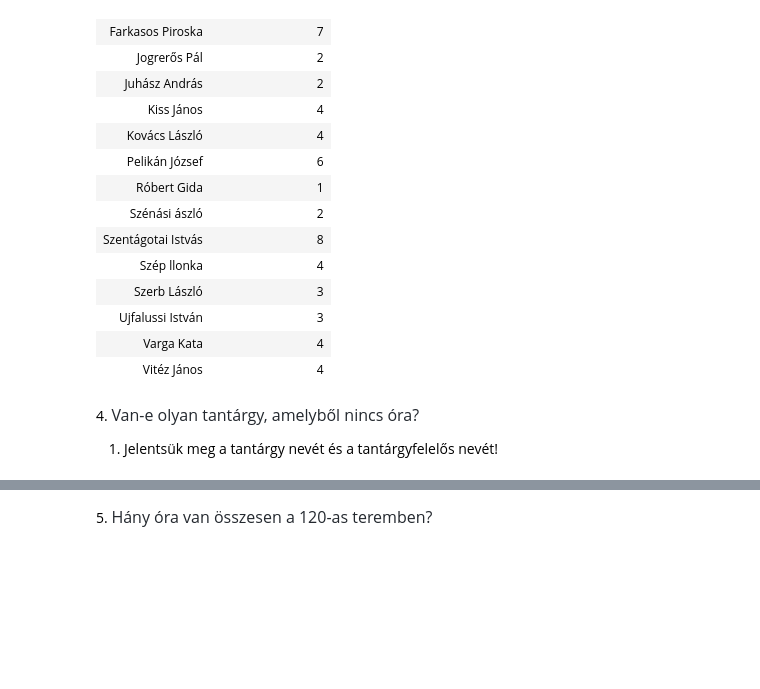
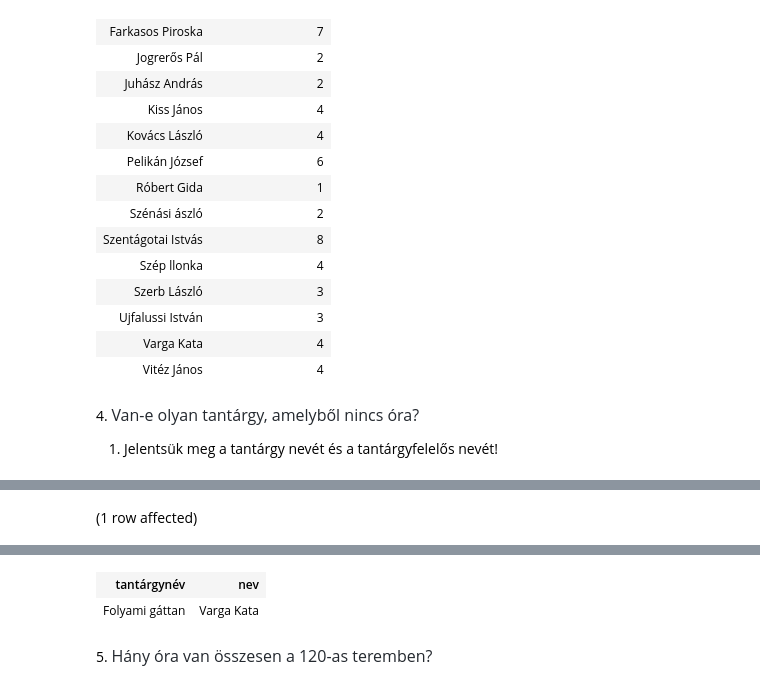
Before and after one commit to raczbeni007/sql_a25y1c, a Jupyter notebook: gyakorlat03_feladatok.ipynb, the cells around one changed output, grey strips where cells are left out. Saved outputs shown, nothing was run; the diff lists cells and outputs as text; code cells hidden in the pictures; blank space fills up the shorter version.

```diff
--- a/gyakorlat03_feladatok.ipynb
+++ b/gyakorlat03_feladatok.ipynb
@@ -98,0 +86,7 @@ Total execution time: 00:00:00.005
+# %%
+select t.tantárgynév, okt.nev
+from Tantárgyak t left join Orak o on t.Tkód = o.targy
+join oktatok okt on okt.oktato_id = t.Tantárgyfelelős
+where o.ora_id is null
+# %% [output]
+(1 row affected)
@@ -99,2 +94,4 @@ Total execution time: 00:00:00.005
+| tantárgynév | nev |
+| Folyami gáttan | Varga Kata |
 # %% [markdown]
 5. <span style="background-color: rgb(255, 255, 255); color: rgb(36, 41, 47); font-family: -apple-system, BlinkMacSystemFont, &quot;Segoe UI&quot;, Helvetica, Arial, sans-serif, &quot;Apple Color Emoji&quot;, &quot;Segoe UI Emoji&quot;; font-size: 16px;">Hány óra van összesen a 120-as teremben?</span>
```
Also changed, not shown: parts of 4 cells of this notebook.
